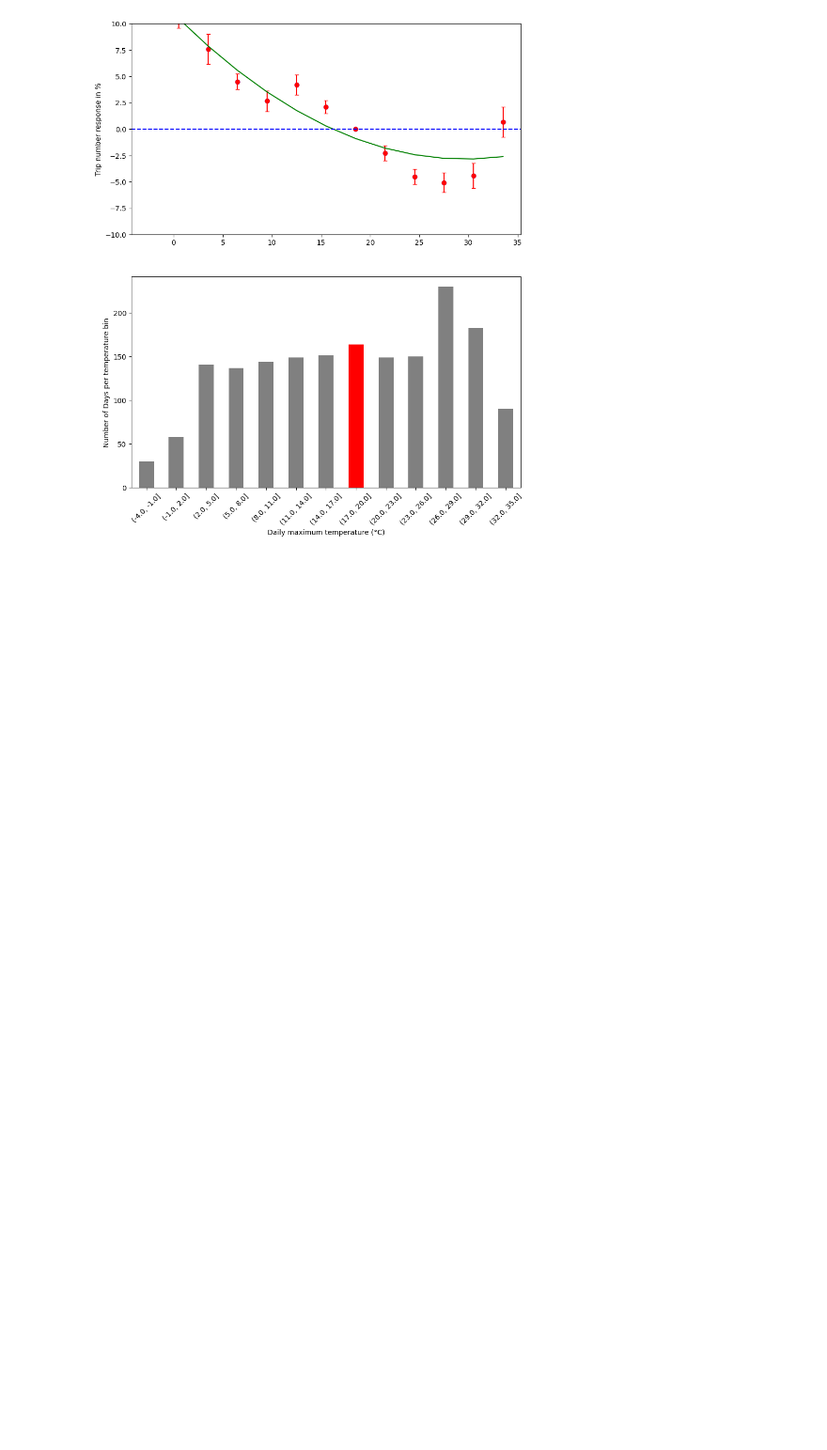
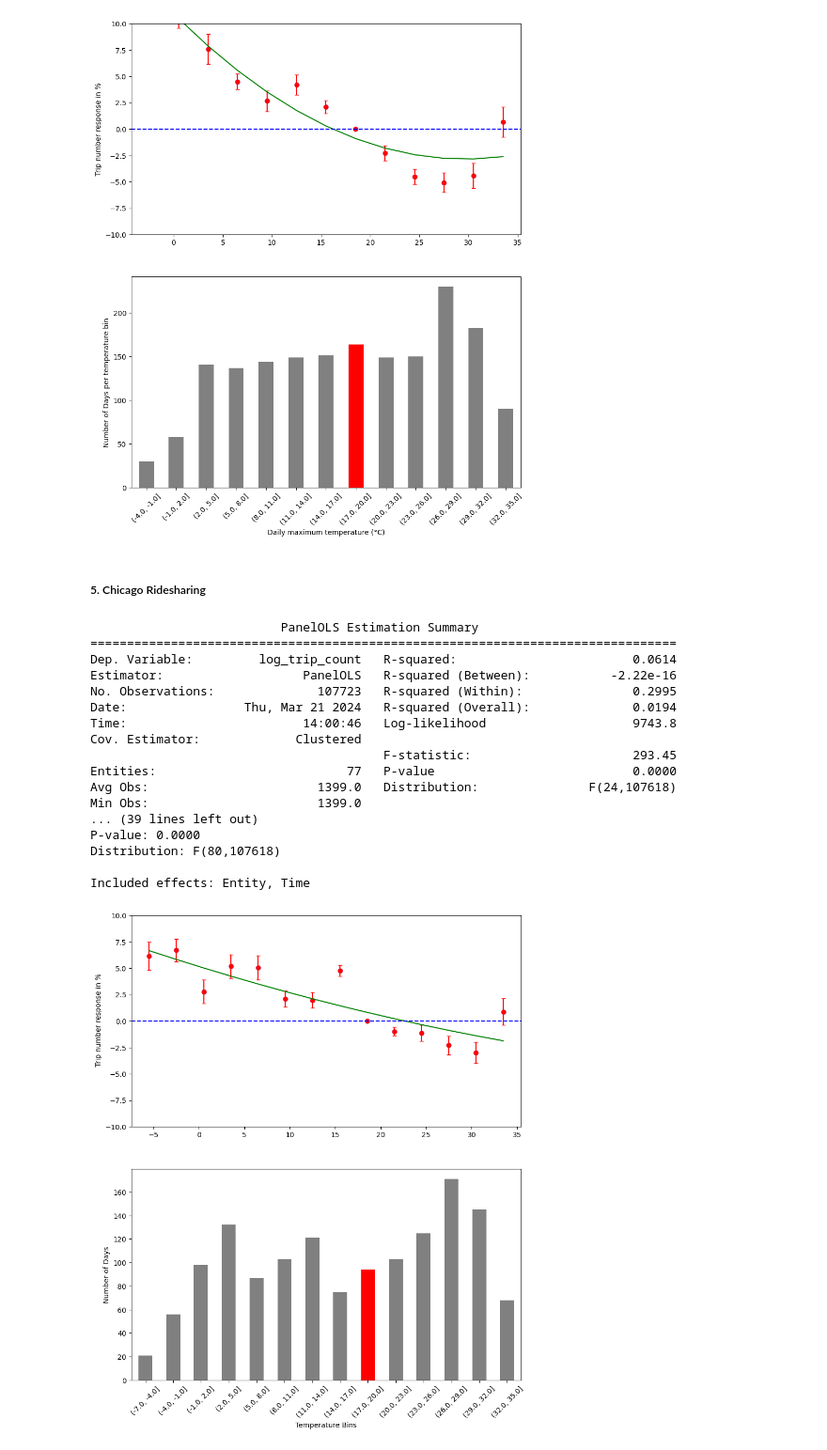
Before and after one commit to maxxxbb/mobility_heat, a Jupyter notebook: main_reg_notebook.ipynb, the cells around one changed output. Shown at 94% size. Saved outputs shown, nothing was run; the diff lists cells and outputs as text; code cells hidden in the pictures; blank space fills up the shorter version.

```diff
--- a/main_reg_notebook.ipynb
+++ b/main_reg_notebook.ipynb
@@ -64,3 +65,26 @@ Optimization terminated successfully.
 binned_regression_plots(results = results_poisson, panel_data = data , temp_bin_size = temp_bin_size)
 # %% [output]
 [figure]
+# %% [markdown]
+##### 5. Chicago Ridesharing
+# %%
+chicago_binned_regression("trip_number",3, exclude_2020 = True)
+# %% [output]
+                          PanelOLS Estimation Summary
+================================================================================
+Dep. Variable:         log_trip_count   R-squared:                        0.0614
+Estimator:                   PanelOLS   R-squared (Between):           -2.22e-16
+No. Observations:              107723   R-squared (Within):               0.2995
+Date:                Thu, Mar 21 2024   R-squared (Overall):              0.0194
+Time:                        14:00:46   Log-likelihood                    9743.8
+Cov. Estimator:             Clustered
+                                        F-statistic:                      293.45
+Entities:                          77   P-value                           0.0000
+Avg Obs:                       1399.0   Distribution:               F(24,107618)
+Min Obs:                       1399.0
+... (39 lines left out)
+P-value: 0.0000
+Distribution: F(80,107618)
+
+Included effects: Entity, Time
+[figure, added]
```
Also changed, not shown: parts of 1 cell of this notebook.
